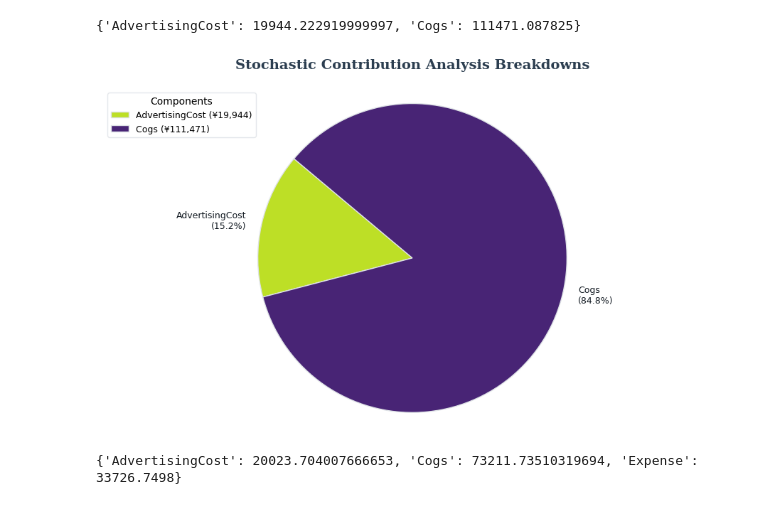
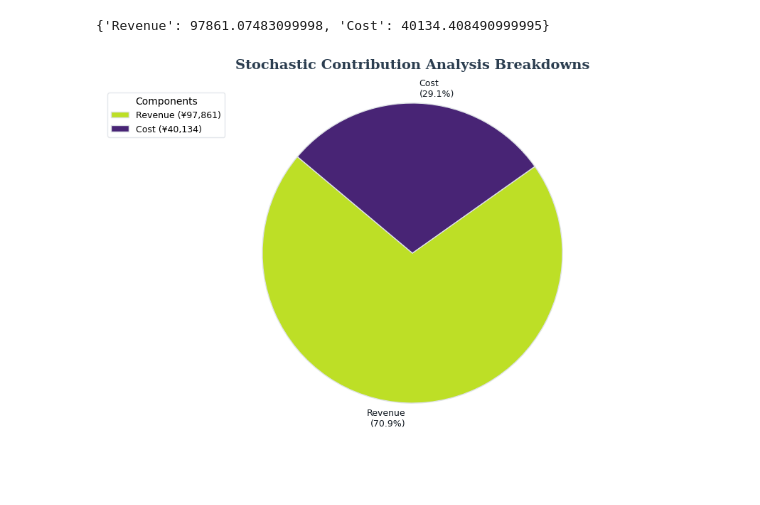
Before and after one commit to hanyuwcn/LedgerScope, a Jupyter notebook: samples/sample-contribution-analysis.ipynb, the cells around one changed output. Cells and saved outputs as stored; diff of their text form; code cells hidden in the pictures; blank space fills up the shorter version.

Commit message:
Update all sample notebooks

```diff
--- a/samples/sample-contribution-analysis.ipynb
+++ b/samples/sample-contribution-analysis.ipynb
@@ -49,49 +24,19 @@ profit_model = ProfitModel()
 # %%
-contributions = stochastic_contribution_analysis(variables=variables,
-                                                 breakdown_metrics=[variable_names.COST_ADVERTISING, variable_names.COST_COGS],
-                                                 model_pipeline=[cogs_model, revenue_model, cost_model,
-                                                                 expense_model,depreciation_model,
-                                                                 capital_expenditure_model, profit_model],
-                                                 shuffled_inputs=[variable_names.DEAL_PURCHASING_PRICE,
-                                                                  variable_names.DEAL_SELLING_PRICE,
-                                                                  variable_names.COST_ADVERTISING,
-                                                                  variable_names.COST_CONVERSION_RATE,
-                                                                  variable_names.COST_CPA],
-                                                 sample_size=100)
-print(contributions)
+contribution_analysis_report = stochastic_contribution_analysis(
+    variables=variables,
+    breakdown_metrics=breakdown,
+    model_pipeline=pipeline,
+    shuffled_inputs=shuffled,
+    sample_size=100
+)
+
+print(contribution_analysis_report)
 # %% [output]
-{'AdvertisingCost': 19944.222919999997, 'Cogs': 111471.087825}
+{'Revenue': 97861.07483099998, 'Cost': 40134.408490999995}
 # %%
-fig = generate_contribution_pie_chart(contributions)
+generate_contribution_pie_chart(contribution_analysis_report)
+
 plt.show()
+plt.close()
 # %% [output]
-[figure, old version]
+[figure, new version]
-# %%
-variables = {variable_names.DEAL_PURCHASING_PRICE: purchasing_price,
-             variable_names.COST_ADVERTISING: advertising_budget,
-             variable_names.COST_CPA: cpa,
-             variable_names.COST_CONVERSION_RATE: conversion_rate,
-             variable_names.FINANCE_USD_TO_RMB: usd_to_rmb,
-             variable_names.DEAL_SELLING_PRICE: selling_price,
-             variable_names.DEAL_ITEMS_PER_ORDER: items_per_order,
-             variable_names.EXPENSE_MONTHLY_RENT: rent,
-             variable_names.FINANCE_TAX_RATE: tax_rate,
-             variable_names.EXPENSE_RENDER_FEE: render_fee,
-             variable_names.EXPENSE_TRAVEL_FEE: travel_fee}
-
-contributions_with_expense = stochastic_contribution_analysis(variables=variables,
-                                                 breakdown_metrics=[variable_names.COST_ADVERTISING, variable_names.COST_COGS, variable_names.EXPENSE],
-                                                 model_pipeline=[advertising_efficiency_model, cogs_model, revenue_model, cost_model,
-                                                                 expense_model,depreciation_model,
-                                                                 capital_expenditure_model, profit_model],
-                                                 shuffled_inputs=[variable_names.DEAL_PURCHASING_PRICE,
-                                                                  variable_names.DEAL_SELLING_PRICE,
-                                                                  variable_names.COST_ADVERTISING,
-                                                                  variable_names.COST_CONVERSION_RATE,
-                                                                  variable_names.EXPENSE_MONTHLY_RENT,
-                                                                  variable_names.COST_CONVERSION_RATE,
-                                                                  variable_names.COST_CPA],
-                                                 sample_size=300)
-print(contributions_with_expense)
-# %% [output]
-{'AdvertisingCost': 20023.704007666653, 'Cogs': 73211.73510319694, 'Expense': 33726.7498}
```
Also changed, not shown: parts of 4 cells of this notebook, 6 other files.
